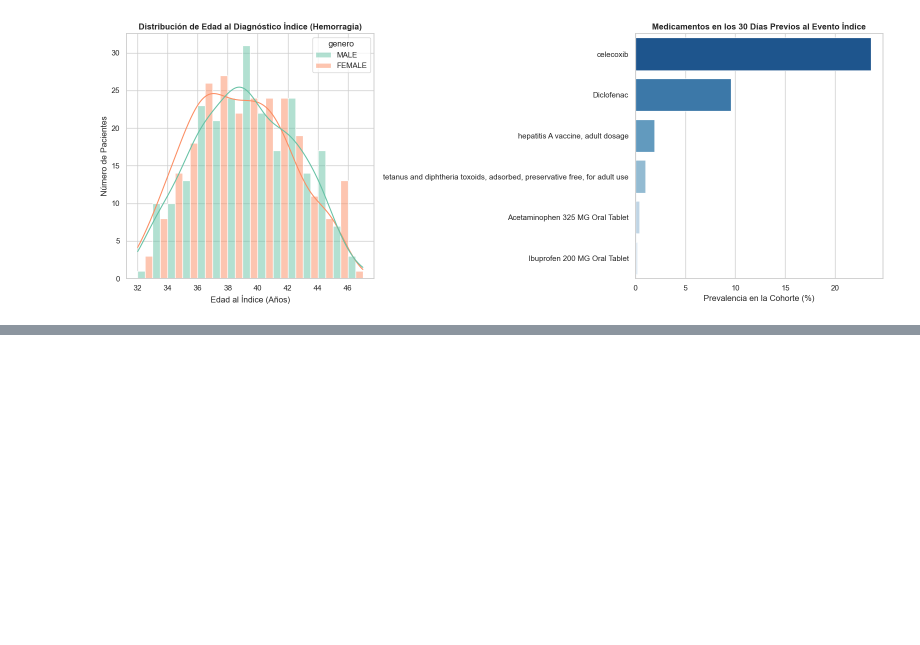
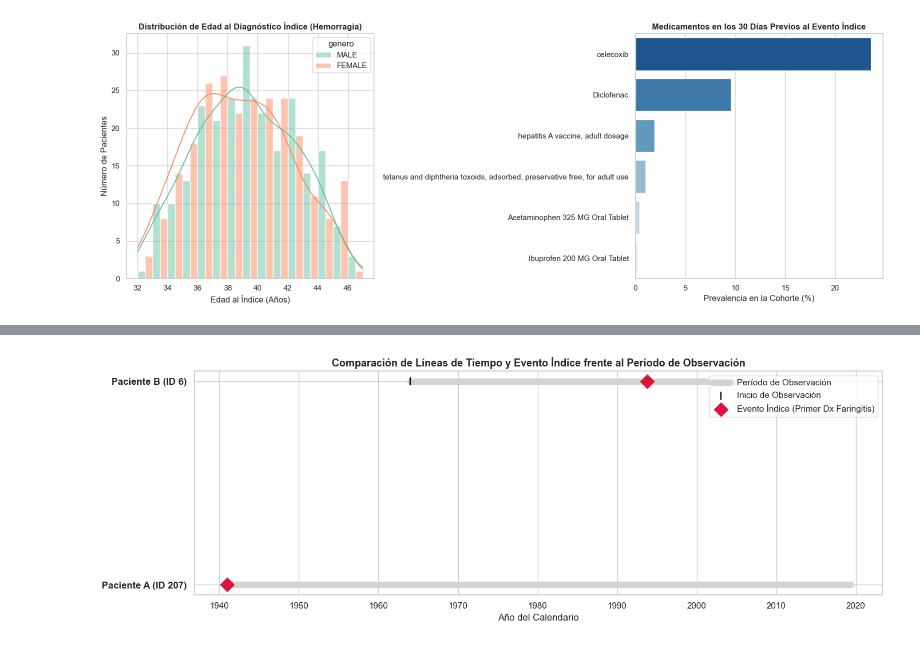
Before and after one commit to jdposada/diplomado_urosario, a Jupyter notebook: eunomia_omop_showcase_es.ipynb, the cells around one changed output, grey strips where cells are left out. Cells and saved outputs as stored; diff of their text form; code cells hidden in the pictures; blank space fills up the shorter version.

Commit message:
Add interactive exercises 1, 2, and 3; remove concept_ancestor

```diff
--- a/eunomia_omop_showcase_es.ipynb
+++ b/eunomia_omop_showcase_es.ipynb
@@ -56,13 +60,13 @@ sns.set_theme(style="whitegrid")
 def cargar_eunomia_duckdb(directorio_cache: str = ".eunomia_data") -> duckdb.DuckDBPyConnection:
     """Descarga e ingesta los conjuntos de datos OHDSI Eunomia en una sesión DuckDB en memoria.
 
-    1. GiBleed: 2,694 pacientes sintéticos longitudinales con CONCEPT_ANCESTOR completo (65k+ tuplas).
+    1. GiBleed: 2,694 pacientes sintéticos longitudinales con registros clínicos completos.
     2. Synthea27Nj: Mapeos de vocabulario suplementarios (CONCEPT_RELATIONSHIP con 266k+ relaciones 'Maps to').
     """
     os.makedirs(directorio_cache, exist_ok=True)
     ctx = ssl.create_default_context(cafile=certifi.where())
 
-    # 1. Dataset GiBleed (Eventos clínicos y ancestros)
+    # 1. Dataset GiBleed (Eventos clínicos)
     gibleed_zip = os.path.join(directorio_cache, "GiBleed_5.3.zip")
     gibleed_dir = os.path.join(directorio_cache, "GiBleed_5.3")
     if not os.path.exists(gibleed_zip):
@@ -643,0 +675,92 @@ Passing `palette` without assigning `hue` is deprecated and will be removed in v
+# %%
+# @title Ejercicio 1: Gráfica de Línea de Tiempo y Evento Índice { display-mode: 'form' }
+# @markdown ### Ejecutar Visualización de Líneas de Tiempo (Paciente A vs. Paciente B)
+mostrar_solucion = False  # @param {type:"boolean"}
+
+# Consultar datos de ambos pacientes para el diagnóstico de Faringitis (4112343)
+consulta_lineas = """
+select
+    p.person_id as person_id,
+    op.observation_period_start_date as inicio_obs,
+    op.observation_period_end_date as fin_obs,
+    min(co.condition_start_date) as fecha_primer_dx,
+    datediff('day', cast(op.observation_period_start_date as date), cast(min(co.condition_start_date) as date)) as dias_obs_previa
+from person p
+join observation_period op on p.person_id = op.person_id
+join condition_occurrence co on p.person_id = co.person_id
+where p.person_id in (207, 6) and co.condition_concept_id = 4112343
+group by p.person_id, op.observation_period_start_date, op.observation_period_end_date
+order by p.person_id desc
+"""
+df_ej1 = con.execute(consulta_lineas).df()
+df_ej1.columns = [c.lower() for c in df_ej1.columns]
+
+fig, ax = plt.subplots(figsize=(14, 5))
+
+colores_pacientes = {207: '#1f77b4', 6: '#2ca02c'}
+nombres = {207: 'Paciente A (ID 207)', 6: 'Paciente B (ID 6)'}
+
+for idx, fila in df_ej1.iterrows():
+    pid = fila['person_id']
+    y_pos = 1 if pid == 207 else 2
+
+    # Línea del período de observación
+    ax.plot(
+        [pd.to_datetime(fila['inicio_obs']), pd.to_datetime(fila['fin_obs'])],
+        [y_pos, y_pos],
+        color='lightgray',
+        lw=8,
+        solid_capstyle='round',
+        label='Período de Observación' if idx == 0 else ""
+    )
+
+    # Marcador de inicio de observación
+    ax.scatter(
+        [pd.to_datetime(fila['inicio_obs'])],
+        [y_pos],
+        color='black',
+        s=90,
+        marker='|',
+        zorder=4,
+        label='Inicio de Observación' if idx == 0 else ""
+    )
+
+    # Marcador del evento índice
+    ax.scatter(
+        [pd.to_datetime(fila['fecha_primer_dx'])],
+        [y_pos],
+        color='crimson',
+        s=150,
+        marker='D',
+        zorder=5,
+        label='Evento Índice (Primer Dx Faringitis)' if idx == 0 else ""
+    )
+
+ax.set_yticks([1, 2])
+ax.set_yticklabels(['Paciente A (ID 207)', 'Paciente B (ID 6)'], fontsize=12, fontweight='bold')
+ax.set_title('Comparación de Líneas de Tiempo y Evento Índice frente al Período de Observación', fontsize=13, fontweight='bold')
+ax.set_xlabel('Año del Calendario')
+ax.legend(loc='upper right', frameon=True)
+plt.tight_layout()
+plt.show()
+
+print("Resumen numérico de eventos:")
+display(df_ej1[['person_id', 'inicio_obs', 'fecha_primer_dx', 'dias_obs_previa']])
+
+if mostrar_solucion:
+    print("""
+    -----------------------------------------------------------------------------------
+    RESPUESTA Y ANÁLISIS CLÍNICO:
+    1. Paciente A (ID 207):
+       - Inicio de observación: 1940-10-21 | Fecha evento índice: 1940-12-20.
+       - Días de observación previa: 60 días.
+       - Criterio de 180 días: NO CUMPLE. El diagnóstico ocurrió solo 2 meses después de ingresar
+         al sistema de salud; no es posible asegurar que se trate de un caso nuevo (incidente).
+
+    2. Paciente B (ID 6):
+       - Inicio de observación: 1963-12-31 | Fecha evento índice: 1993-09-27.
+       - Días de observación previa: 10,863 días (~29 años).
+       - Criterio de 180 días: CUMPLE AMPLIAMENTE. Cumple el criterio para entrar a la cohorte.
+    -----------------------------------------------------------------------------------""")
+# %% [output]
+[figure, added]
```
Also changed, not shown: parts of 16 cells of this notebook.
